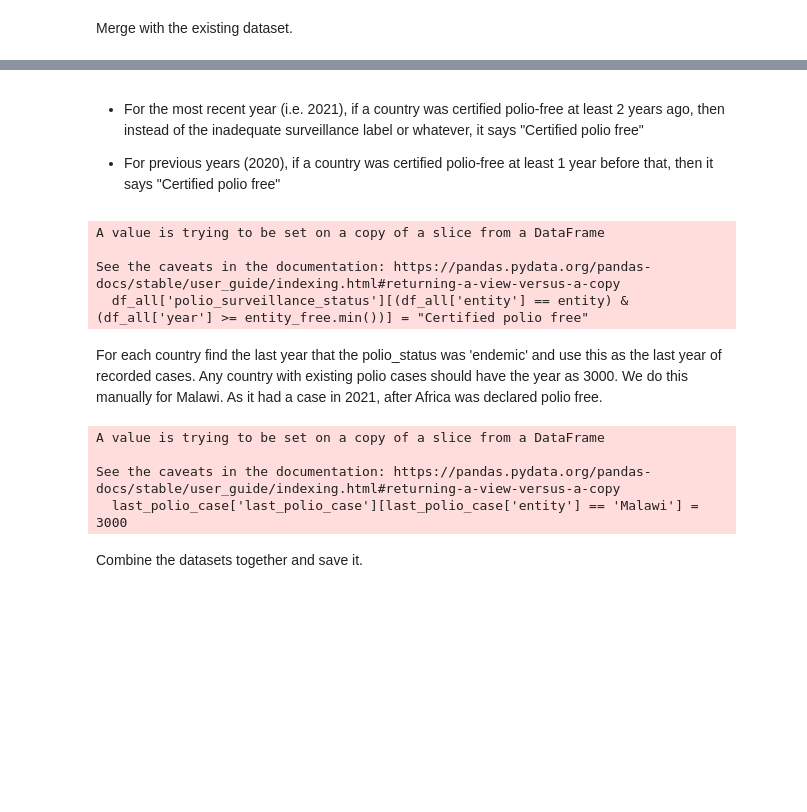
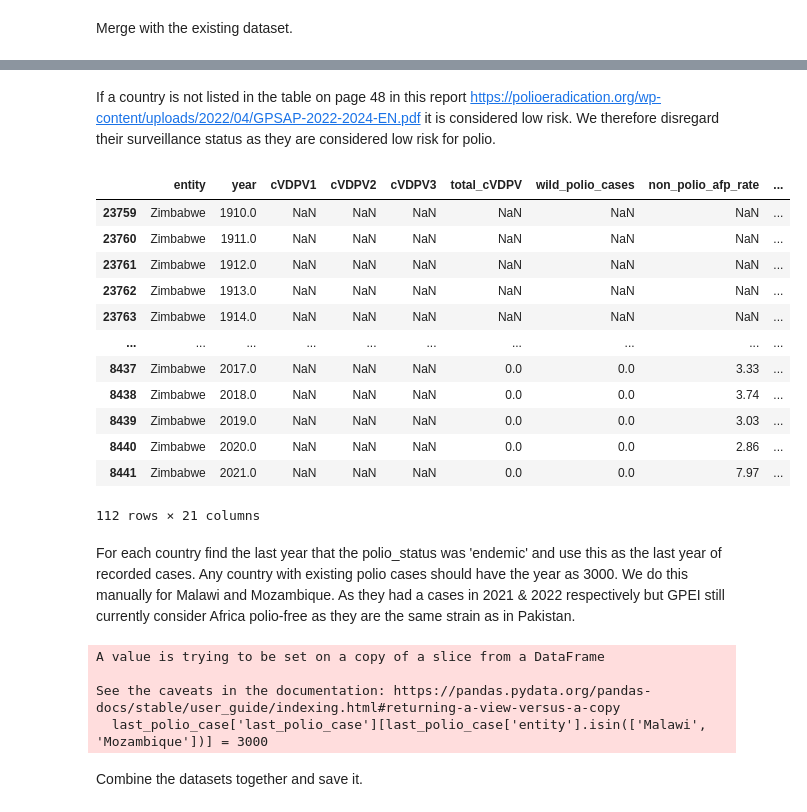
Before and after one commit to owid/notebooks, a Jupyter notebook: FionaSpooner/polio_cases/combine_polio_data.ipynb, the cells around one changed output, grey strips where cells are left out. Drawn from its saved outputs; the diff is of its cells as text; code cells hidden in the pictures; blank space fills up the shorter version.

Commit message:
refactor(polio_cases): showing only countries that aren't considered low risk for polio, in polio surveillance

```diff
--- a/FionaSpooner/polio_cases/combine_polio_data.ipynb
+++ b/FionaSpooner/polio_cases/combine_polio_data.ipynb
@@ -473,44 +499,54 @@ Add surveillance column:
 * If non-polio AFP rate <2 and adequate stool collection <80%, then it says "Inadequate screening and testing"
 # %%
 df_all['polio_surveillance_status'] = ""
-df_all.loc[(df_all['non_polio_afp_rate'] >= 2.0) & (df_all['percent_adequate_stool_collection'] >= 80), 'polio_surveillance_status'] = "Adequate screening and testing"
-df_all.loc[(df_all['non_polio_afp_rate'] >= 2.0) & (df_all['percent_adequate_stool_collection'] < 80), 'polio_surveillance_status'] = "Inadequate testing"
-df_all.loc[(df_all['non_polio_afp_rate'] < 2.0) & (df_all['percent_adequate_stool_collection'] >= 80), 'polio_surveillance_status'] = "Inadequate screening"
-df_all.loc[(df_all['non_polio_afp_rate'] < 2.0) & (df_all['percent_adequate_stool_collection'] < 80), 'polio_surveillance_status'] = "Inadequate screening and testing"
+df_all.loc[(df_all['non_polio_afp_rate'] >= 2.0) & (df_all['percent_adequate_stool_collection'] >= 80)& (df_all['year'] == 2021), 'polio_surveillance_status'] = "Adequate screening and testing"
+df_all.loc[(df_all['non_polio_afp_rate'] >= 2.0) & (df_all['percent_adequate_stool_collection'] < 80)& (df_all['year'] == 2021), 'polio_surveillance_status'] = "Inadequate testing"
+df_all.loc[(df_all['non_polio_afp_rate'] < 2.0) & (df_all['percent_adequate_stool_collection'] >= 80)& (df_all['year'] == 2021), 'polio_surveillance_status'] = "Inadequate screening"
+df_all.loc[(df_all['non_polio_afp_rate'] < 2.0) & (df_all['percent_adequate_stool_collection'] < 80)& (df_all['year'] == 2021), 'polio_surveillance_status'] = "Inadequate screening and testing"
-# %% [markdown]
-* For the most recent year (i.e. 2021), if a country was certified polio-free at least 2 years ago, then instead of the inadequate surveillance label or whatever, it says "Certified polio free"
-
-
-* For previous years (2020), if a country was certified polio-free at least 1 year before that, then it says "Certified polio free"
-# %%
-surveillance_threshold_year = int(datetime.date.today().strftime("%Y")) - 3
-polio_free_entities = df_all['entity'][(df_all['polio_status'] == 'WHO Region certified polio-free') & (df_all['year'] >= surveillance_threshold_year)].drop_duplicates()
-#df_all['polio_surveillance_status'][(df_all['entity'].isin(polio_free_entities)) & (df_all['year'] >= surveillance_threshold_year)] = "Certified polio free"
-certified_polio_free = df_all.loc[(df_all.polio_status == 'WHO Region certified polio-free')].sort_values('year').groupby('entity').head(1)[['entity','year']]
-certified_polio_free['year'] = certified_polio_free['year'].astype(int)
-certified_polio_free = certified_polio_free[certified_polio_free['year'] <= surveillance_threshold_year]
-
-for entity in polio_free_entities:
-    entity_free = certified_polio_free['year'][certified_polio_free['entity'] == entity]
-    df_all['polio_surveillance_status'][(df_all['entity'] == entity) & (df_all['year'] >= entity_free.min())] = "Certified polio free"
-# %% [output]
-A value is trying to be set on a copy of a slice from a DataFrame
-
-See the caveats in the documentation: https://pandas.pydata.org/pandas-docs/stable/user_guide/indexing.html#returning-a-view-versus-a-copy
-  df_all['polio_surveillance_status'][(df_all['entity'] == entity) & (df_all['year'] >= entity_free.min())] = "Certified polio free"
+# %% [markdown]
+If a country is not listed in the table on page 48 in this report https://polioeradication.org/wp-content/uploads/2022/04/GPSAP-2022-2024-EN.pdf it is considered low risk. We therefore disregard their surveillance status as they are considered low risk for polio.
+# %%
+higher_risk_entities = ['Chad', 'Democratic Republic of Congo', 'Ethiopia', 'Niger', 'Nigeria', 'Afghanistan', 'Pakistan', 'Somalia',
+'Angola', 'Burkina Faso', 'Cameroon', 'Central African Republic', 'Guinea', 'Kenya', 'Mali', 'South Sudan', 'Yemen','Benin', "Cote d'Ivoire",
+'Equatorial Guinea', 'Guinea-Bissau', 'Madagascar', 'Mozambique', 'Togo', 'Iraq', 'Sudan', 'Syria', 'Myanmar', 'Papua New Guinea', 'Philippines',
+ 'Burundi', 'Congo', 'Gabon', 'Gambia', 'Ghana', 'Liberia', 'Senegal','Sierra Leone', 'Uganda', 'Zambia', 'Djibouti', 'Egypt','Iran', 'Libya', 'Tajikistan', 'Ukraine',
+ 'Indonesia', 'Nepal', 'Haiti', 'Laos', 'China', 'Eritrea', 'Malawi', 'Mauritania', 'Namibia','Rwanda', 'Tanzania', 'Zimbabwe', 'Lebanon', 'Bangladesh','India', 'Timor',
+  'Bolivia', 'Cambodia', 'Malaysia', ]
+
+len(higher_risk_entities)
+higher_risk_entities = standardise_countries(pd.Series(higher_risk_entities)).to_list()
+
+
+df_all.loc[(df_all['entity'].isin(higher_risk_entities)  == False ) & (df_all['year'] == 2021), 'polio_surveillance_status'] = "Low risk"
+# %%
+df_all[df_all['entity'] == 'Zimbabwe']
+# %% [output]
+|  | entity | year | cVDPV1 | cVDPV2 | cVDPV3 | total_cVDPV | wild_polio_cases | non_polio_afp_rate | ... |
+| 23759 | Zimbabwe | 1910.0 | NaN | NaN | NaN | NaN | NaN | NaN | ... |
+| 23760 | Zimbabwe | 1911.0 | NaN | NaN | NaN | NaN | NaN | NaN | ... |
+| 23761 | Zimbabwe | 1912.0 | NaN | NaN | NaN | NaN | NaN | NaN | ... |
+| 23762 | Zimbabwe | 1913.0 | NaN | NaN | NaN | NaN | NaN | NaN | ... |
+| 23763 | Zimbabwe | 1914.0 | NaN | NaN | NaN | NaN | NaN | NaN | ... |
+| ... | ... | ... | ... | ... | ... | ... | ... | ... | ... |
+| 8437 | Zimbabwe | 2017.0 | NaN | NaN | NaN | 0.0 | 0.0 | 3.33 | ... |
+| 8438 | Zimbabwe | 2018.0 | NaN | NaN | NaN | 0.0 | 0.0 | 3.74 | ... |
+| 8439 | Zimbabwe | 2019.0 | NaN | NaN | NaN | 0.0 | 0.0 | 3.03 | ... |
+| 8440 | Zimbabwe | 2020.0 | NaN | NaN | NaN | 0.0 | 0.0 | 2.86 | ... |
+| 8441 | Zimbabwe | 2021.0 | NaN | NaN | NaN | 0.0 | 0.0 | 7.97 | ... |
+112 rows × 21 columns
 # %% [markdown]
-For each country find the last year that the polio_status was 'endemic' and use this as the last year of recorded cases. Any country with existing polio cases should have the year as 3000. We do this manually for Malawi. As it had a case in 2021, after Africa was declared polio free.
+For each country find the last year that the polio_status was 'endemic' and use this as the last year of recorded cases. Any country with existing polio cases should have the year as 3000. We do this manually for Malawi and Mozambique. As they had a cases in 2021 & 2022 respectively but GPEI still currently consider Africa polio-free as they are the same strain as in Pakistan.
 # %%
 last_polio_case = df_all.loc[(df_all.polio_status == 'endemic')].sort_values('year').groupby('entity').tail(1)[['entity','year']]
 last_polio_case.rename(columns = {'year':'last_polio_case'}, inplace = True)
 last_polio_case['year'] = 2021
 last_polio_case['last_polio_case'] = last_polio_case['last_polio_case'].replace(2020, 4000)
-last_polio_case['last_polio_case'][last_polio_case['entity'] == 'Malawi'] = 3000
+last_polio_case['last_polio_case'][last_polio_case['entity'].isin(['Malawi', 'Mozambique'])] = 3000
 # %% [output]
 A value is trying to be set on a copy of a slice from a DataFrame
 
 See the caveats in the documentation: https://pandas.pydata.org/pandas-docs/stable/user_guide/indexing.html#returning-a-view-versus-a-copy
-  last_polio_case['last_polio_case'][last_polio_case['entity'] == 'Malawi'] = 3000
+  last_polio_case['last_polio_case'][last_polio_case['entity'].isin(['Malawi', 'Mozambique'])] = 3000
 # %% [markdown]
 Combine the datasets together and save it.
 # %%
```
Also changed, not shown: parts of 4 cells of this notebook, 1 other file.
